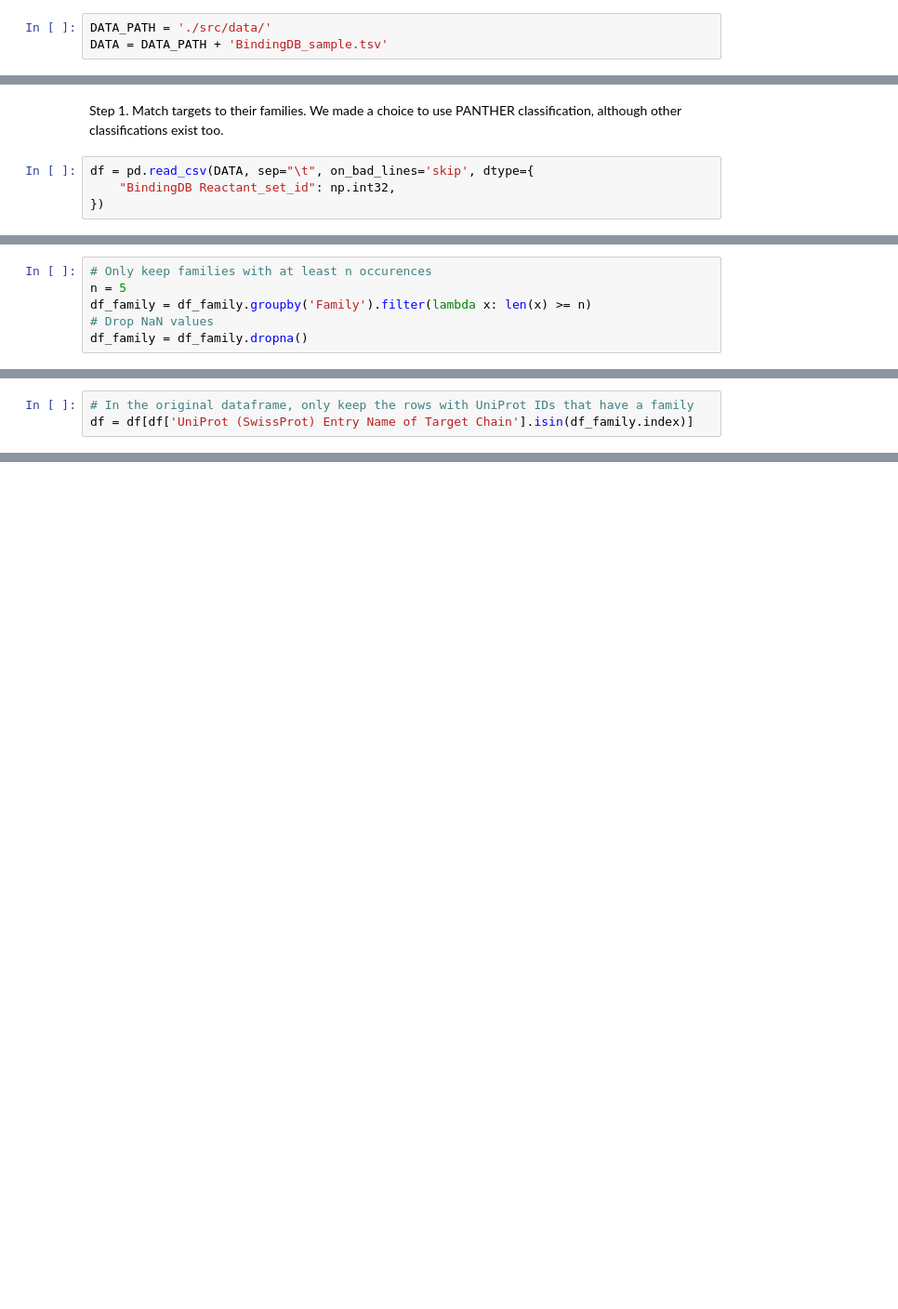
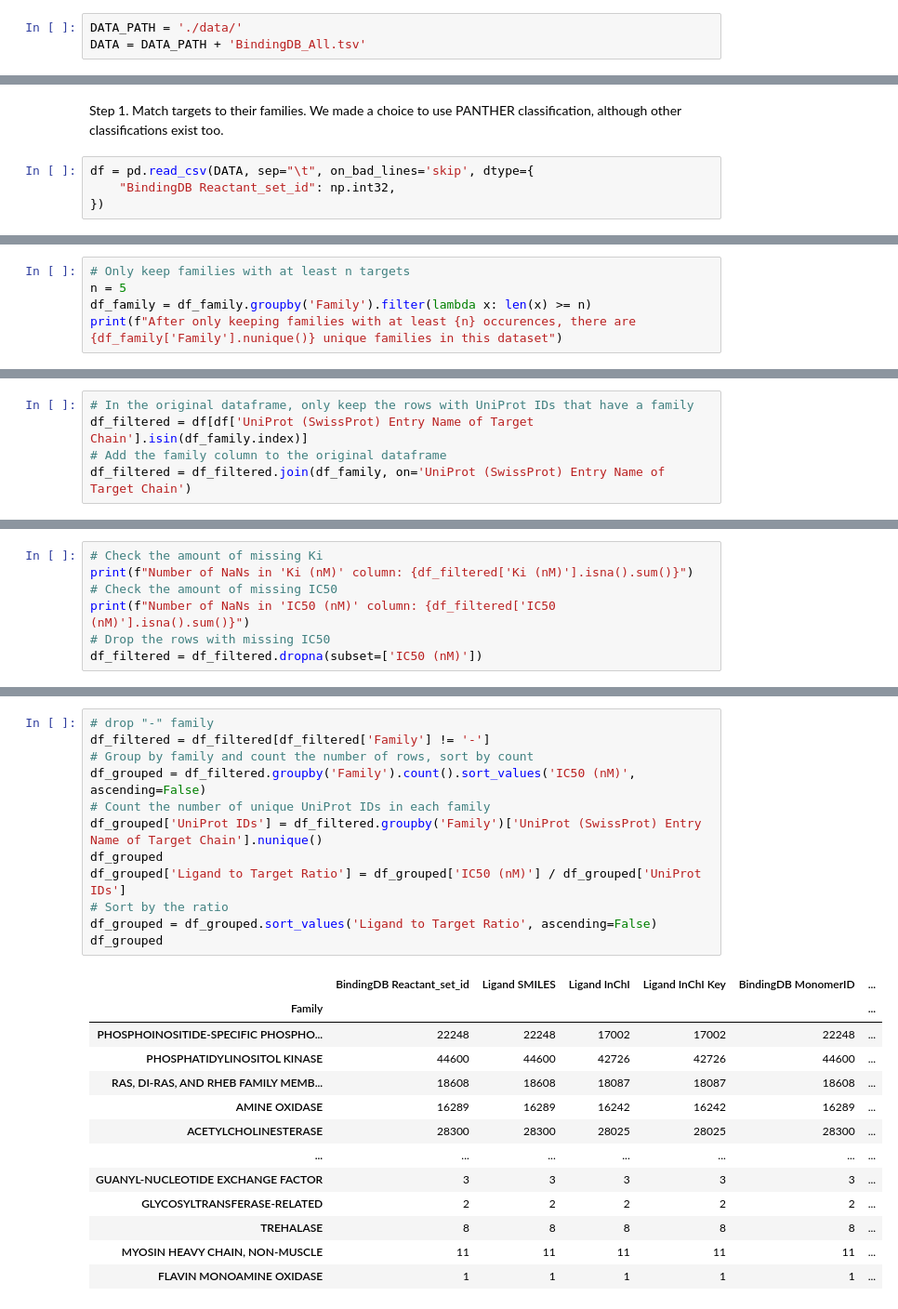
Before and after one commit to epfl-ada/ada-2024-project-laambada, a Jupyter notebook: family.ipynb, the cells around one changed output, grey strips where cells are left out. Shown at 93% size. Drawn from its saved outputs; the diff is of its cells as text; blank space fills up the shorter version.

Commit message:
Choice of protein families

```diff
--- a/family.ipynb
+++ b/family.ipynb
@@ -5,8 +5,8 @@ from tqdm import tqdm
 import pandas as pd
 import numpy as np
 # %%
-DATA_PATH = './src/data/'
-DATA = DATA_PATH + 'BindingDB_sample.tsv'
+DATA_PATH = './data/'
+DATA = DATA_PATH + 'BindingDB_All.tsv'
 # %% [markdown]
 ## Let's look for a suitable protein family to study
 # %% [markdown]
@@ -44,6 +59,5 @@ There are 343 unique families in this dataset
 # %%
-# Only keep families with at least n occurences
+# Only keep families with at least n targets
 n = 5
 df_family = df_family.groupby('Family').filter(lambda x: len(x) >= n)
-# Drop NaN values
-df_family = df_family.dropna()
+print(f"After only keeping families with at least {n} occurences, there are {df_family['Family'].nunique()} unique families in this dataset")
@@ -50,3 +66,5 @@ df_family = df_family.dropna()
 # %%
 # In the original dataframe, only keep the rows with UniProt IDs that have a family
-df = df[df['UniProt (SwissProt) Entry Name of Target Chain'].isin(df_family.index)]
+df_filtered = df[df['UniProt (SwissProt) Entry Name of Target Chain'].isin(df_family.index)]
+# Add the family column to the original dataframe
+df_filtered = df_filtered.join(df_family, on='UniProt (SwissProt) Entry Name of Target Chain')
@@ -79,0 +71,7 @@ Length: 123, dtype: int64
+# %%
+# Check the amount of missing Ki
+print(f"Number of NaNs in 'Ki (nM)' column: {df_filtered['Ki (nM)'].isna().sum()}")
+# Check the amount of missing IC50
+print(f"Number of NaNs in 'IC50 (nM)' column: {df_filtered['IC50 (nM)'].isna().sum()}")
+# Drop the rows with missing IC50
+df_filtered = df_filtered.dropna(subset=['IC50 (nM)'])
@@ -79,0 +81,26 @@ Length: 123, dtype: int64
+# %%
+# drop "-" family
+df_filtered = df_filtered[df_filtered['Family'] != '-']
+# Group by family and count the number of rows, sort by count
+df_grouped = df_filtered.groupby('Family').count().sort_values('IC50 (nM)', ascending=False)
+# Count the number of unique UniProt IDs in each family
+df_grouped['UniProt IDs'] = df_filtered.groupby('Family')['UniProt (SwissProt) Entry Name of Target Chain'].nunique()
+df_grouped
+df_grouped['Ligand to Target Ratio'] = df_grouped['IC50 (nM)'] / df_grouped['UniProt IDs']
+# Sort by the ratio
+df_grouped = df_grouped.sort_values('Ligand to Target Ratio', ascending=False)
+df_grouped
+# %% [output]
+|  | BindingDB Reactant_set_id | Ligand SMILES | Ligand InChI | Ligand InChI Key | BindingDB MonomerID | ... |
+| Family |  |  |  |  |  | ... |
+| PHOSPHOINOSITIDE-SPECIFIC PHOSPHO... | 22248 | 22248 | 17002 | 17002 | 22248 | ... |
+| PHOSPHATIDYLINOSITOL KINASE | 44600 | 44600 | 42726 | 42726 | 44600 | ... |
+| RAS, DI-RAS, AND RHEB FAMILY MEMB... | 18608 | 18608 | 18087 | 18087 | 18608 | ... |
+| AMINE OXIDASE | 16289 | 16289 | 16242 | 16242 | 16289 | ... |
+| ACETYLCHOLINESTERASE | 28300 | 28300 | 28025 | 28025 | 28300 | ... |
+| ... | ... | ... | ... | ... | ... | ... |
+| GUANYL-NUCLEOTIDE EXCHANGE FACTOR | 3 | 3 | 3 | 3 | 3 | ... |
+| GLYCOSYLTRANSFERASE-RELATED | 2 | 2 | 2 | 2 | 2 | ... |
+| TREHALASE | 8 | 8 | 8 | 8 | 8 | ... |
+| MYOSIN HEAVY CHAIN, NON-MUSCLE | 11 | 11 | 11 | 11 | 11 | ... |
+| FLAVIN MONOAMINE OXIDASE | 1 | 1 | 1 | 1 | 1 | ... |
```
Also changed, not shown: parts of 10 cells of this notebook, 1 other file.
